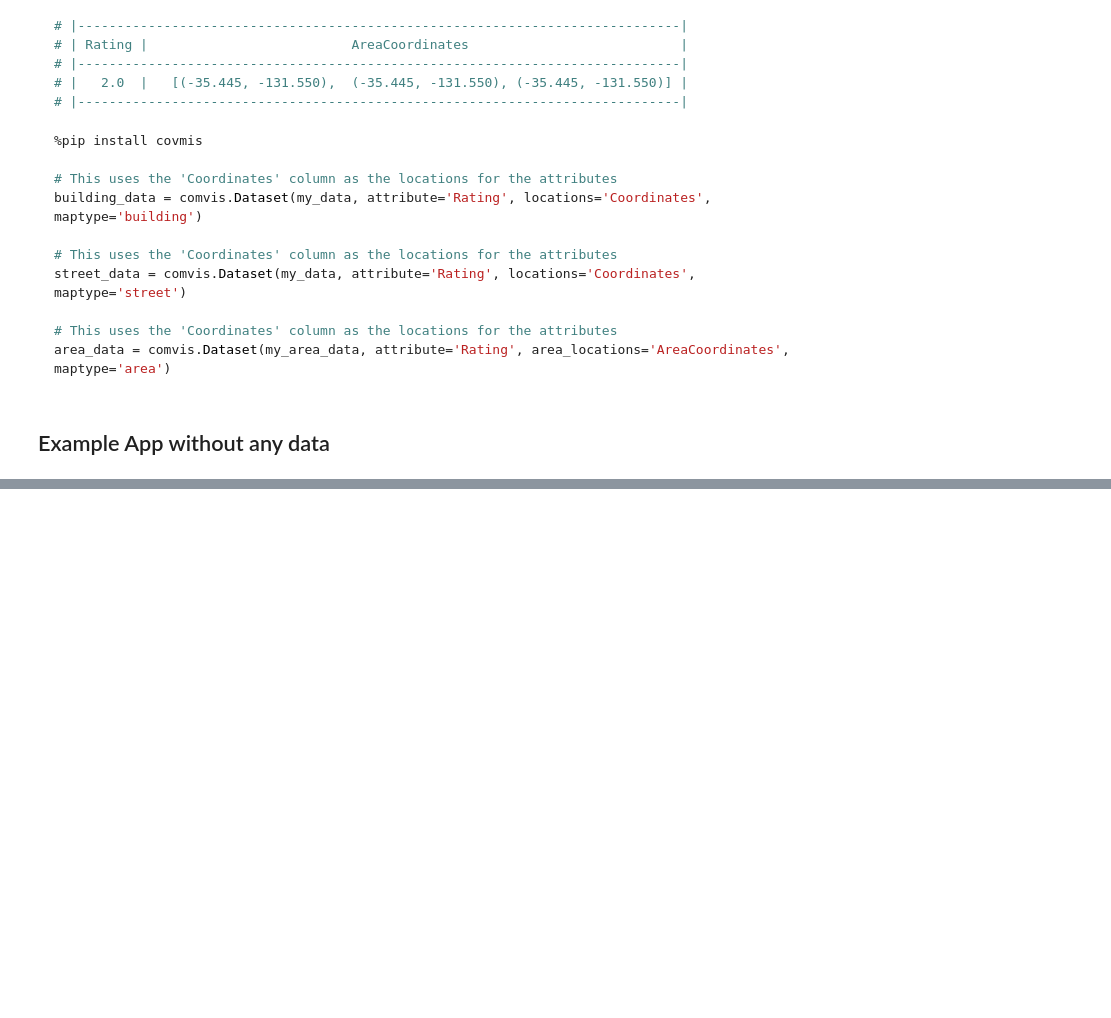
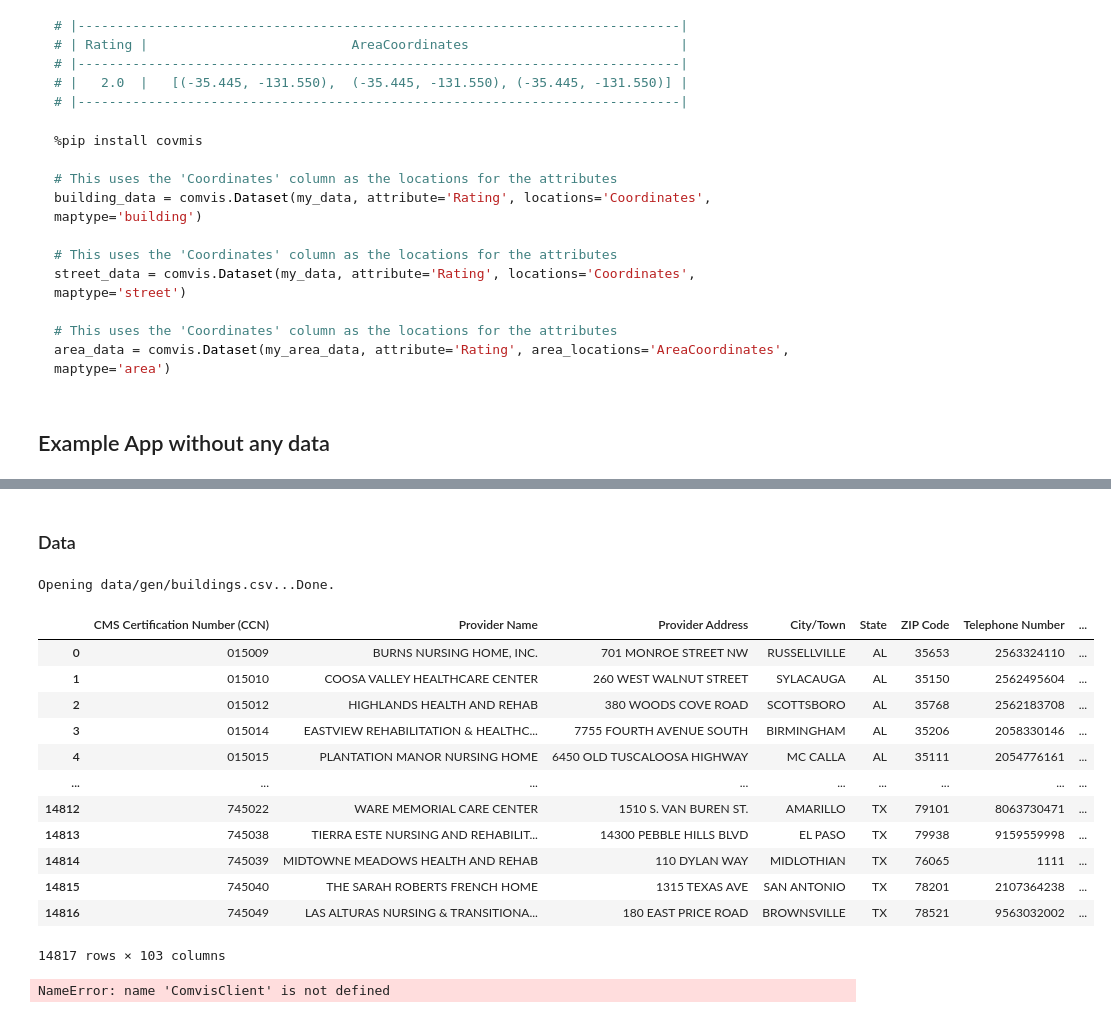
Before and after one commit to raustin9/byod, a Jupyter notebook: byod.ipynb, the cells around one changed output, grey strips where cells are left out. Drawn from its saved outputs; the diff is of its cells as text; code cells hidden in the pictures; blank space fills up the shorter version.

```diff
--- a/byod.ipynb
+++ b/byod.ipynb
@@ -186,7 +204,7 @@ class MapUtil:
 
         zoom_level = auto.math.log2(EARTH_CIRCUMFERENCE_MILES / (radius_miles * 2))
 
-        zoom_level = max(0, min(22, zoom_level))
+        zoom_level = max(0, min(18, zoom_level))
 
         return round(zoom_level)
 
@@ -202,7 +220,7 @@ def scope():
     print(lat, lon)
     print(MapUtil.coords_to_addr(lat, lon))
     print(MapUtil.addr_to_state(addr))
-    print(MapUtil.zoom_from_radius(1.0))
+    print(MapUtil.zoom_from_radius(0.03))
 
     lat2, lon2 = MapUtil.addr_to_coords(addr2)
     print(MapUtil.point_distance(lat, lon, lat2, lon2))
@@ -471,7 +493,7 @@ def scope():
 
     return roads
 
-roads = scope()
+# roads = scope()
 # %%
 def scope():
     roads.plot_state('Florida')
@@ -524,0 +609,2 @@ area_data = comvis.Dataset(my_area_data, attribute='Rating', area_locations='Are
+# %% [markdown]
+### Data
@@ -524,0 +616,14 @@ area_data = comvis.Dataset(my_area_data, attribute='Rating', area_locations='Are
+# %%
+# Emulates the API of what the server will be
+# Server has API to take in data, process it, and return the geometry to display
+
+server = auto.types.SimpleNamespace()
+server.buildings = BuildingsManager(path=config.buildings.gendir/'buildings.csv')
+server.roads = Roads('zip:///mnt/seenas2/data/byod-roads-shapefile.zip')
+# building_manager = BuildingsManager(path=config.buildings.gendir/'buildings.csv')
+# roads = Roads('zip:///mnt/seenas2/data/byod-roads-shapefile.zip')
+
+
+# server.map_data = map_data
+# %% [output]
+Opening data/gen/buildings.csv...Done.
@@ -525,18 +637,33 @@ area_data = comvis.Dataset(my_area_data, attribute='Rating', area_locations='Are
 # %%
-class Comvis:
-    lmap = None
 
+# Client: Displays the returned data from the server
+class ComvisClient:
     def __init__(self):
         self.lmap = None
 
-    def visualize(self, *, lat: float, lon: float, radius: float):
+    def visualize(self, *, loc, radius: float):
+        lat, lon = MapUtil.addr_to_coords(loc)
         self.lmap = Map(center=(lat, lon), zoom=MapUtil.zoom_from_radius(radius_miles=radius))
         self.lmap.use_mapbox('satellite', config.map.token)
         self.lmap.display()
-
-def scope():
-    cv = Comvis()
-
-    center = MapUtil.addr_to_coords('1131 West Nokomis Circle Knoxville TN')
-    cv.visualize(lat=center[0], lon=center[1], radius=0.02)
-/scope
+# %%
+def scope():
+    /display providers_data
+    cv = ComvisClient()
+
+/scope
+# %% [output]
+|  | CMS Certification Number (CCN) | Provider Name | Provider Address | City/Town | State | ZIP Code | Telephone Number | ... |
+| 0 | 015009 | BURNS NURSING HOME, INC. | 701 MONROE STREET NW | RUSSELLVILLE | AL | 35653 | 2563324110 | ... |
+| 1 | 015010 | COOSA VALLEY HEALTHCARE CENTER | 260 WEST WALNUT STREET | SYLACAUGA | AL | 35150 | 2562495604 | ... |
+| 2 | 015012 | HIGHLANDS HEALTH AND REHAB | 380 WOODS COVE ROAD | SCOTTSBORO | AL | 35768 | 2562183708 | ... |
+| 3 | 015014 | EASTVIEW REHABILITATION & HEALTHC... | 7755 FOURTH AVENUE SOUTH | BIRMINGHAM | AL | 35206 | 2058330146 | ... |
+| 4 | 015015 | PLANTATION MANOR NURSING HOME | 6450 OLD TUSCALOOSA HIGHWAY | MC CALLA | AL | 35111 | 2054776161 | ... |
+| ... | ... | ... | ... | ... | ... | ... | ... | ... |
+| 14812 | 745022 | WARE MEMORIAL CARE CENTER | 1510 S. VAN BUREN ST. | AMARILLO | TX | 79101 | 8063730471 | ... |
+| 14813 | 745038 | TIERRA ESTE NURSING AND REHABILIT... | 14300 PEBBLE HILLS BLVD | EL PASO | TX | 79938 | 9159559998 | ... |
+| 14814 | 745039 | MIDTOWNE MEADOWS HEALTH AND REHAB | 110 DYLAN WAY | MIDLOTHIAN | TX | 76065 | 1111 | ... |
+| 14815 | 745040 | THE SARAH ROBERTS FRENCH HOME | 1315 TEXAS AVE | SAN ANTONIO | TX | 78201 | 2107364238 | ... |
+| 14816 | 745049 | LAS ALTURAS NURSING & TRANSITIONA... | 180 EAST PRICE ROAD | BROWNSVILLE | TX | 78521 | 9563032002 | ... |
+14817 rows × 103 columns
+NameError: name 'ComvisClient' is not defined
```
Also changed, not shown: parts of 9 cells of this notebook.
